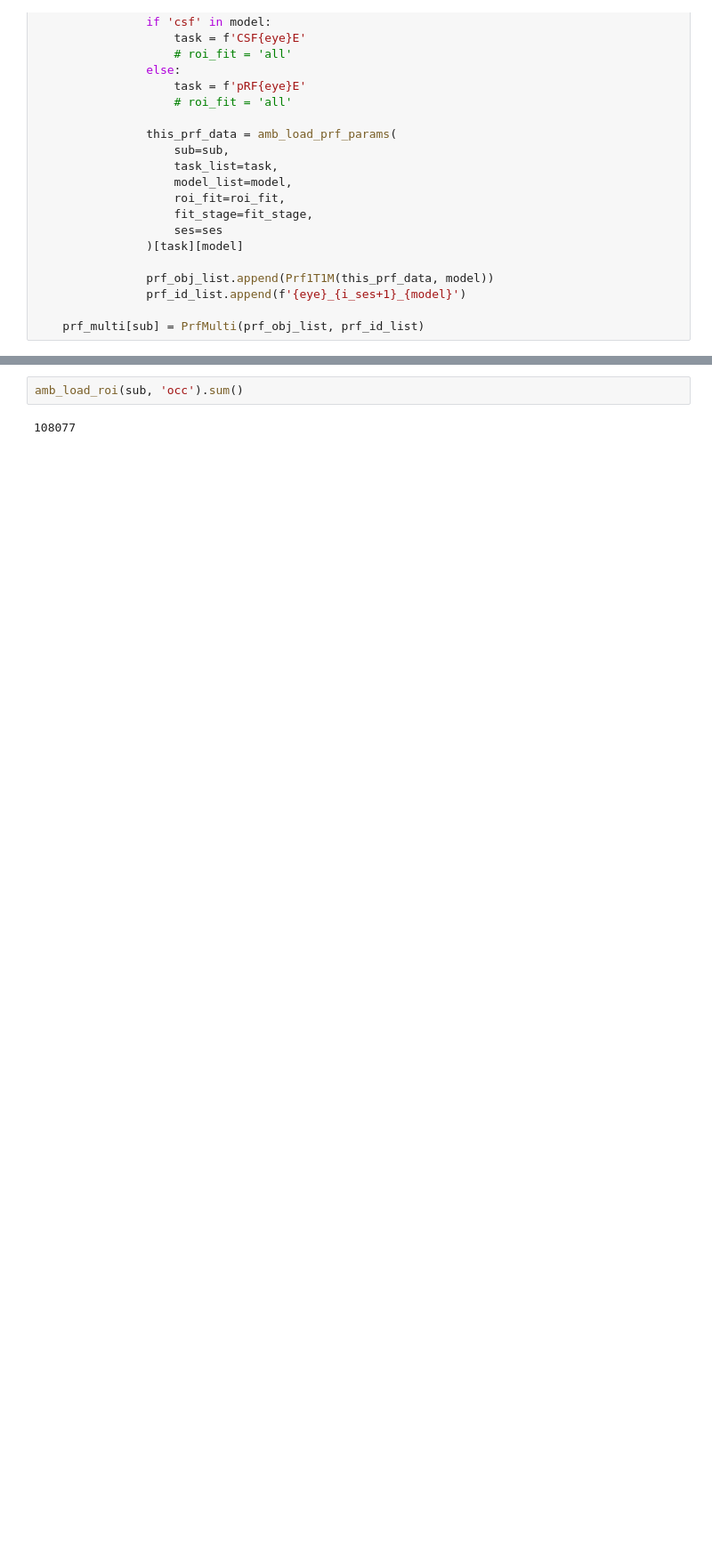
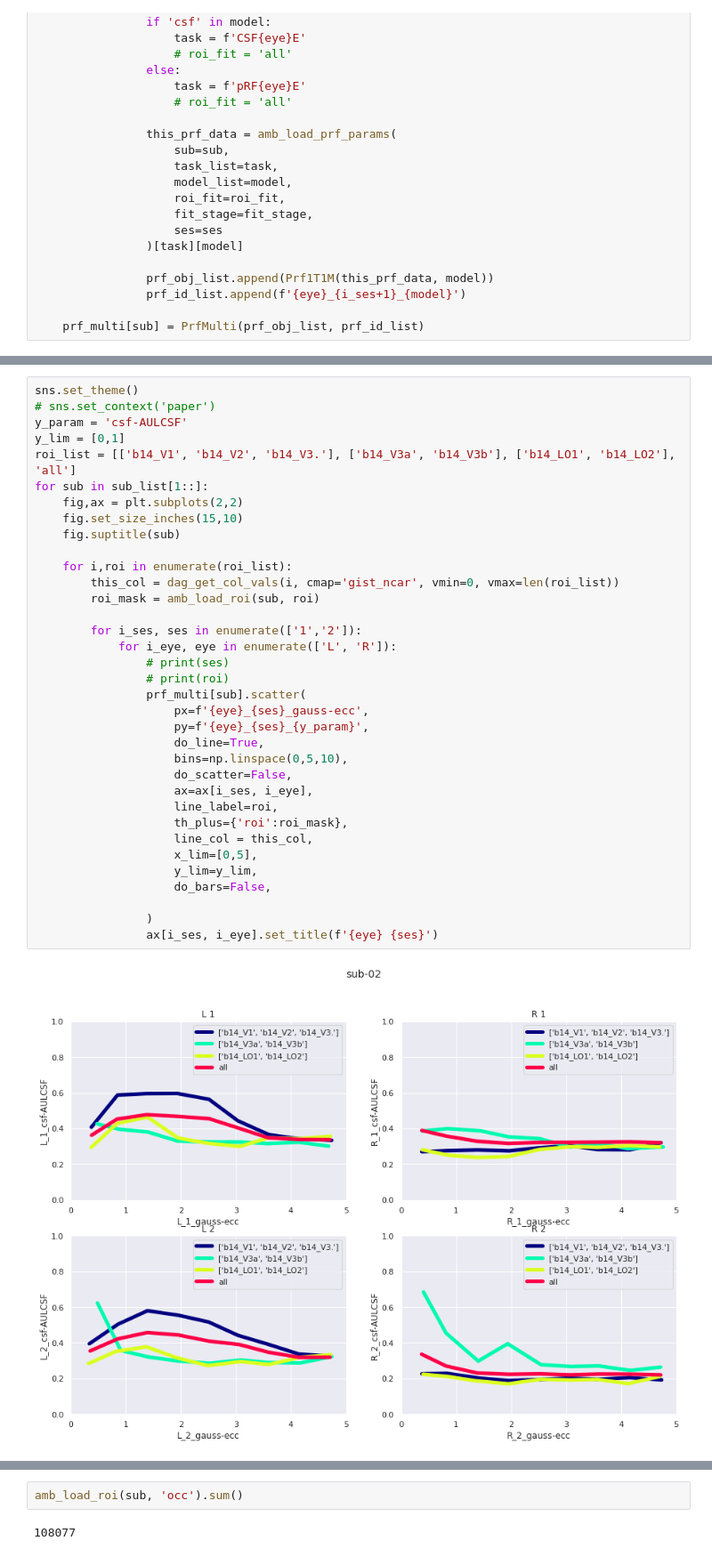
Before and after one commit to mdaghlian/amblyopia_emc, a Jupyter notebook: amb_scripts/r0_reports/r0_everything.ipynb, the cells around one changed output, grey strips where cells are left out. Shown at 89% size. Cells and saved outputs as stored; diff of their text form; blank space fills up the shorter version.

```diff
--- a/amb_scripts/r0_reports/r0_everything.ipynb
+++ b/amb_scripts/r0_reports/r0_everything.ipynb
@@ -93,0 +84,37 @@ for sub in sub_list:
+# %%
+sns.set_theme()
+# sns.set_context('paper')
+y_param = 'csf-AULCSF'
+y_lim = [0,1]
+roi_list = [['b14_V1', 'b14_V2', 'b14_V3.'], ['b14_V3a', 'b14_V3b'], ['b14_LO1', 'b14_LO2'], 'all']
+for sub in sub_list[1::]:
+    fig,ax = plt.subplots(2,2)
+    fig.set_size_inches(15,10)
+    fig.suptitle(sub)
+
+    for i,roi in enumerate(roi_list):
+        this_col = dag_get_col_vals(i, cmap='gist_ncar', vmin=0, vmax=len(roi_list))
+        roi_mask = amb_load_roi(sub, roi)
+
+        for i_ses, ses in enumerate(['1','2']):
+            for i_eye, eye in enumerate(['L', 'R']):
+                # print(ses)
+                # print(roi)
+                prf_multi[sub].scatter(
+                    px=f'{eye}_{ses}_gauss-ecc',
+                    py=f'{eye}_{ses}_{y_param}',
+                    do_line=True,
+                    bins=np.linspace(0,5,10),
+                    do_scatter=False,
+                    ax=ax[i_ses, i_eye],
+                    line_label=roi,
+                    th_plus={'roi':roi_mask},
+                    line_col = this_col,
+                    x_lim=[0,5],
+                    y_lim=y_lim,
+                    do_bars=False,
+
+                )
+                ax[i_ses, i_eye].set_title(f'{eye} {ses}')
+# %% [output]
+[figure, added]
```
Also changed, not shown: parts of 10 cells of this notebook, 5 other files.
